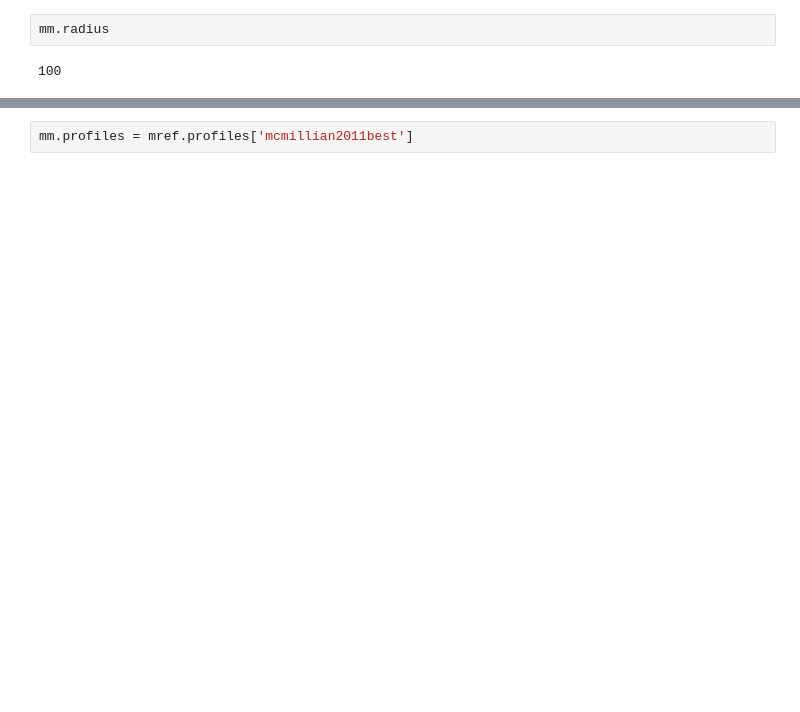
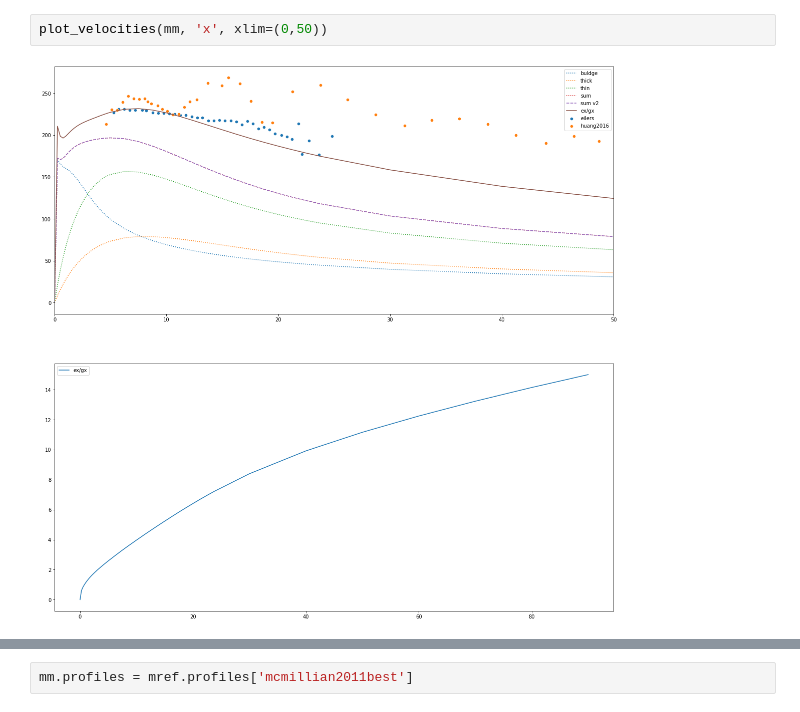
Before and after one commit to timjdavey/galactus, a Jupyter notebook: notebooks/Scratchpad.ipynb, the cells around one changed output, grey strips where cells are left out. Cells and saved outputs as stored; diff of their text form; blank space fills up the shorter version.

```diff
--- a/notebooks/Scratchpad.ipynb
+++ b/notebooks/Scratchpad.ipynb
@@ -64,4 +69,4 @@ mm.dataframe
-# %%
-mm.radius
-# %% [output]
-100
+# %%
+plot_velocities(mm, 'x', xlim=(0,50))
+# %% [output]
+[figure, added]
```
Also changed, not shown: parts of 11 cells of this notebook, 5 other files.
